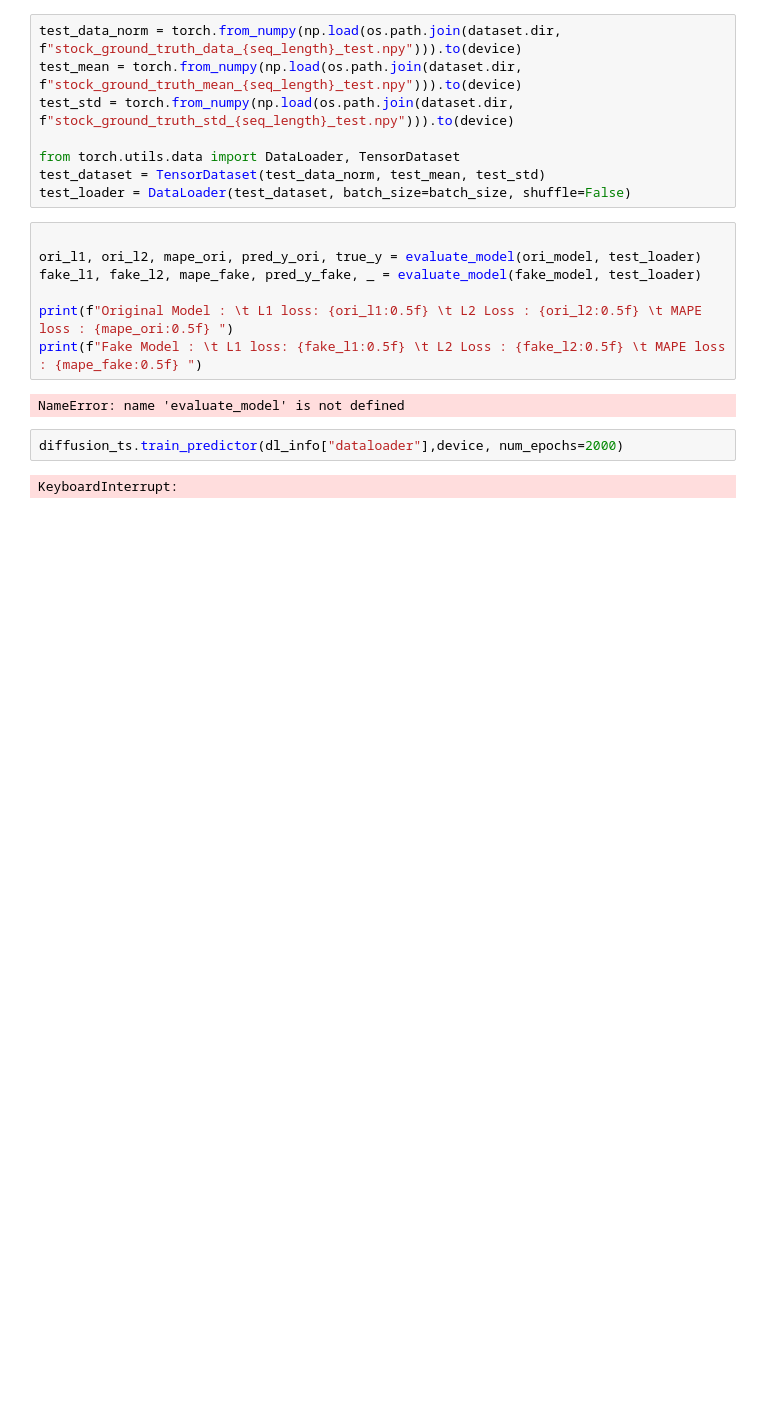
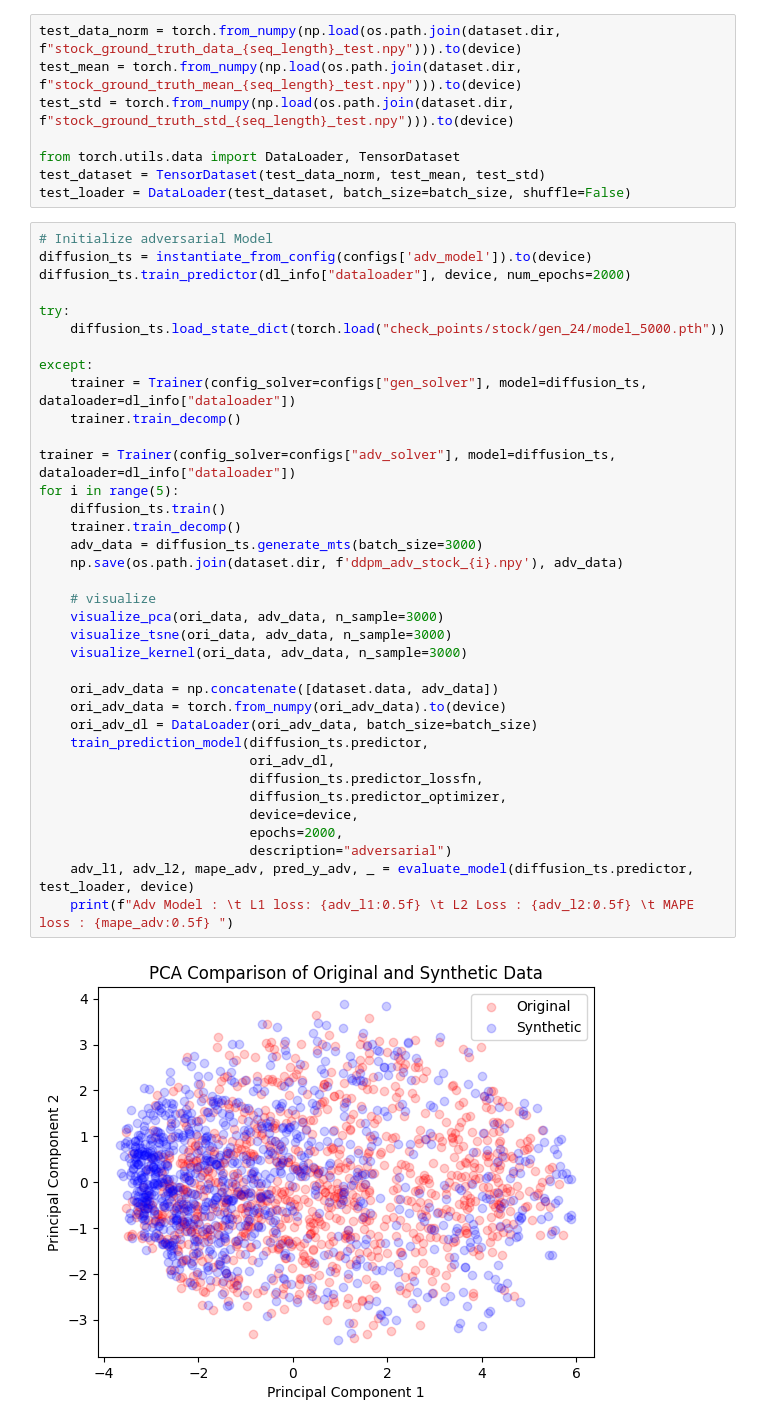
Before and after one commit to hrj04/Project_TS_Generation, a Jupyter notebook: experiments/adversarial_training.ipynb, the cells around one changed output. Cells and saved outputs as stored; diff of their text form; blank space fills up the shorter version.

```diff
--- a/experiments/adversarial_training.ipynb
+++ b/experiments/adversarial_training.ipynb
@@ -87,16 +63,41 @@ test_std = torch.from_numpy(np.load(os.path.join(dataset.dir, f"stock_ground_tru
 from torch.utils.data import DataLoader, TensorDataset
 test_dataset = TensorDataset(test_data_norm, test_mean, test_std)
 test_loader = DataLoader(test_dataset, batch_size=batch_size, shuffle=False)
-# %%
-
-ori_l1, ori_l2, mape_ori, pred_y_ori, true_y = evaluate_model(ori_model, test_loader)
-fake_l1, fake_l2, mape_fake, pred_y_fake, _ = evaluate_model(fake_model, test_loader)
-
-print(f"Original Model : \t L1 loss: {ori_l1:0.5f} \t L2 Loss : {ori_l2:0.5f} \t MAPE loss : {mape_ori:0.5f} ")
-print(f"Fake Model : \t L1 loss: {fake_l1:0.5f} \t L2 Loss : {fake_l2:0.5f} \t MAPE loss : {mape_fake:0.5f} ")
-# %% [output]
-NameError: name 'evaluate_model' is not defined
-# %%
-diffusion_ts.train_predictor(dl_info["dataloader"],device, num_epochs=2000)
-# %% [output]
-KeyboardInterrupt:
+# %%
+# Initialize adversarial Model
+diffusion_ts = instantiate_from_config(configs['adv_model']).to(device)
+diffusion_ts.train_predictor(dl_info["dataloader"], device, num_epochs=2000)
+
+try:
+    diffusion_ts.load_state_dict(torch.load("check_points/stock/gen_24/model_5000.pth"))
+
+except:
+    trainer = Trainer(config_solver=configs["gen_solver"], model=diffusion_ts, dataloader=dl_info["dataloader"])
+    trainer.train_decomp()
+
+trainer = Trainer(config_solver=configs["adv_solver"], model=diffusion_ts, dataloader=dl_info["dataloader"])
+for i in range(5):
+    diffusion_ts.train()
+    trainer.train_decomp()
+    adv_data = diffusion_ts.generate_mts(batch_size=3000)
+    np.save(os.path.join(dataset.dir, f'ddpm_adv_stock_{i}.npy'), adv_data)
+
+    # visualize
+    visualize_pca(ori_data, adv_data, n_sample=3000)
+    visualize_tsne(ori_data, adv_data, n_sample=3000)
+    visualize_kernel(ori_data, adv_data, n_sample=3000)
+
+    ori_adv_data = np.concatenate([dataset.data, adv_data])
+    ori_adv_data = torch.from_numpy(ori_adv_data).to(device)
+    ori_adv_dl = DataLoader(ori_adv_data, batch_size=batch_size)
+    train_prediction_model(diffusion_ts.predictor,
+                           ori_adv_dl,
+                           diffusion_ts.predictor_lossfn,
+                           diffusion_ts.predictor_optimizer,
+                           device=device,
+                           epochs=2000,
+                           description="adversarial")
+    adv_l1, adv_l2, mape_adv, pred_y_adv, _ = evaluate_model(diffusion_ts.predictor, test_loader, device)
+    print(f"Adv Model : \t L1 loss: {adv_l1:0.5f} \t L2 Loss : {adv_l2:0.5f} \t MAPE loss : {mape_adv:0.5f} ")
+# %% [output]
+[figure, added]
```
Also changed, not shown: parts of 8 cells of this notebook, 5 other files.
